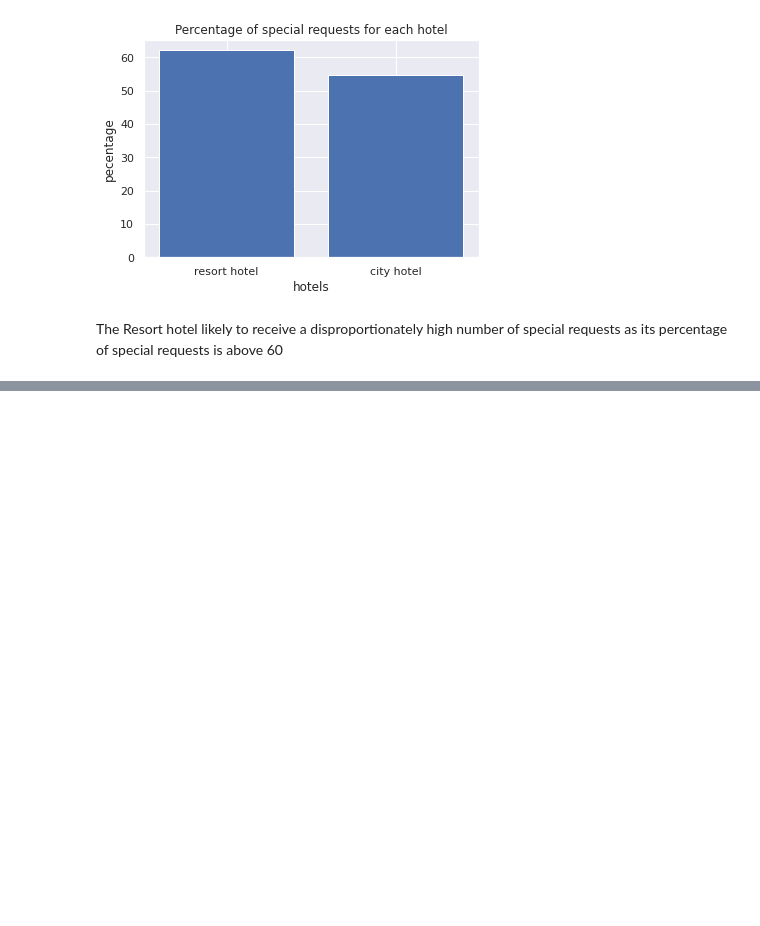
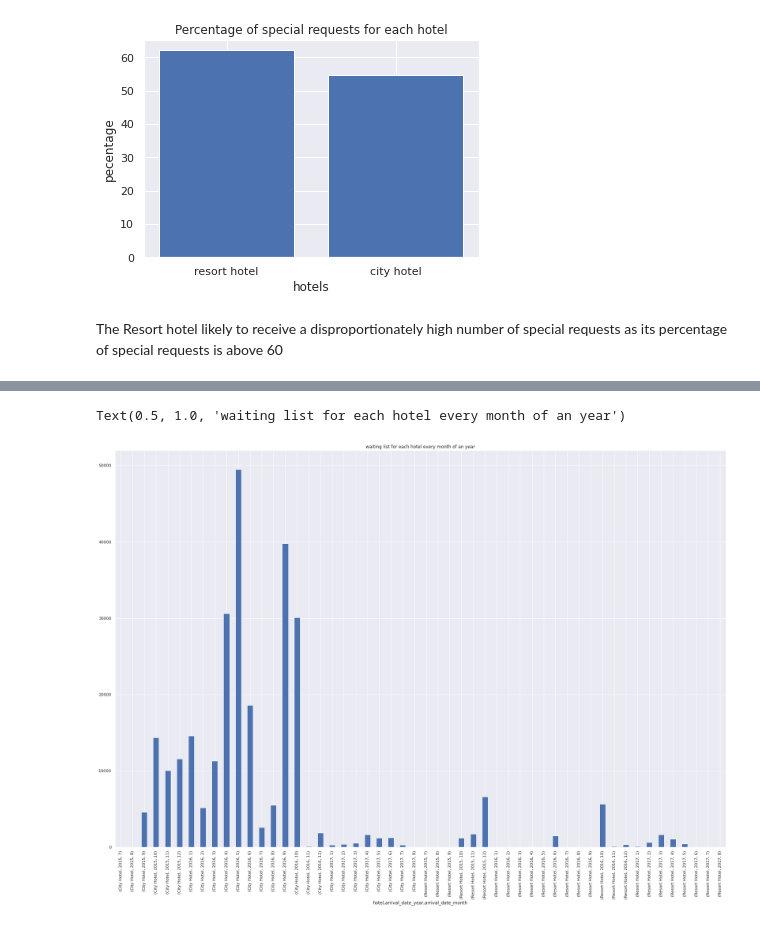
Before and after one commit to shivakumar17/hotel-booking, a Jupyter notebook: Copy_of_Hotel_Booking_Analysis_Capstone_Project.ipynb, the cells around one changed output, grey strips where cells are left out. Drawn from its saved outputs; the diff is of its cells as text; code cells hidden in the pictures; blank space fills up the shorter version.

```diff
--- a/Copy_of_Hotel_Booking_Analysis_Capstone_Project.ipynb
+++ b/Copy_of_Hotel_Booking_Analysis_Capstone_Project.ipynb
@@ -294,0 +338,7 @@ The Resort hotel likely to receive a disproportionately high number of special r
+# %%
+plt.figure(figsize=(30,20))
+df.groupby(['hotel','arrival_date_year','arrival_date_month'])['days_in_waiting_list'].sum().plot(kind = "bar")
+plt.title('waiting list for each hotel every month of an year')
+# %% [output]
+Text(0.5, 1.0, 'waiting list for each hotel every month of an year')
+[figure, added]
```
Also changed, not shown: parts of 8 cells of this notebook.
